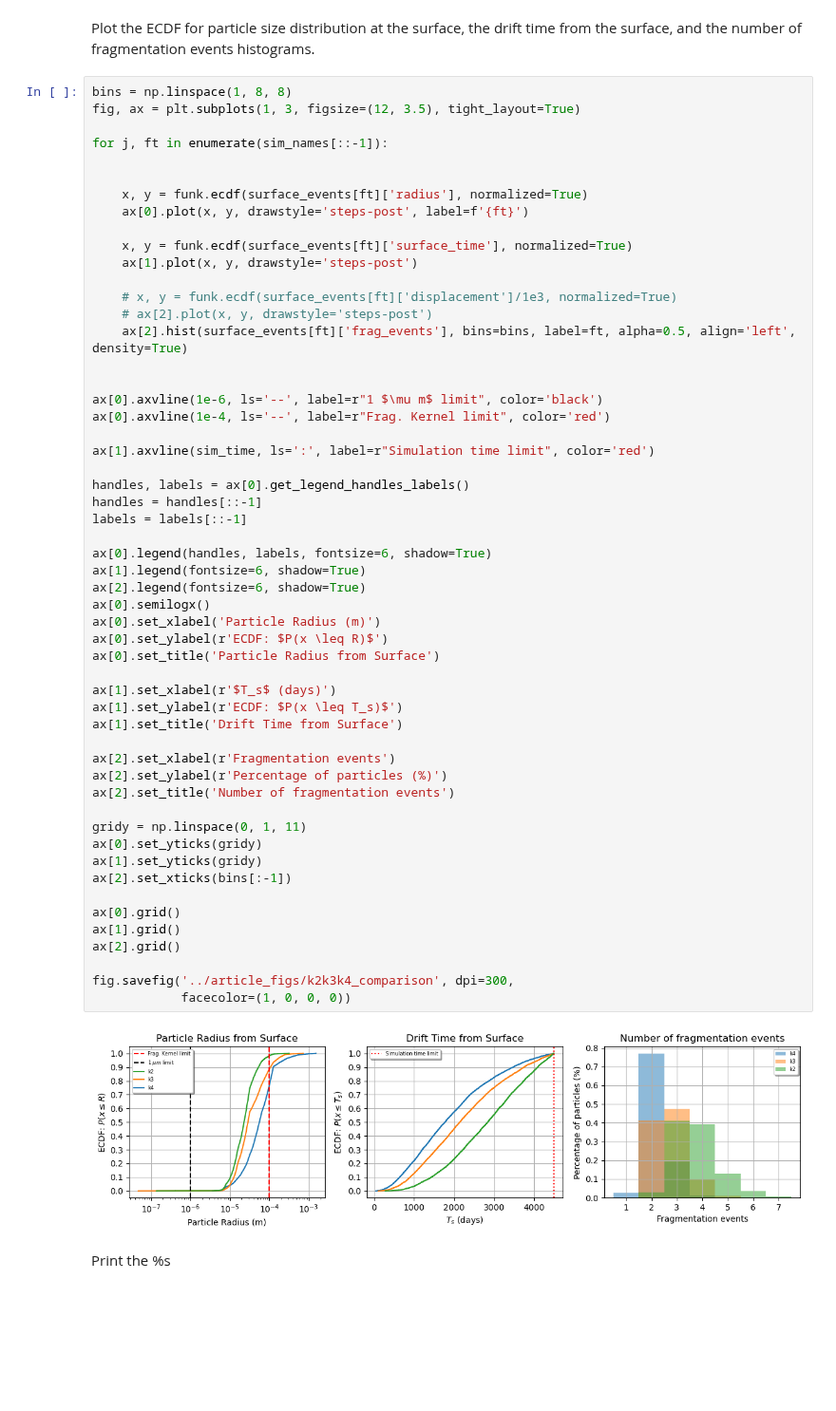
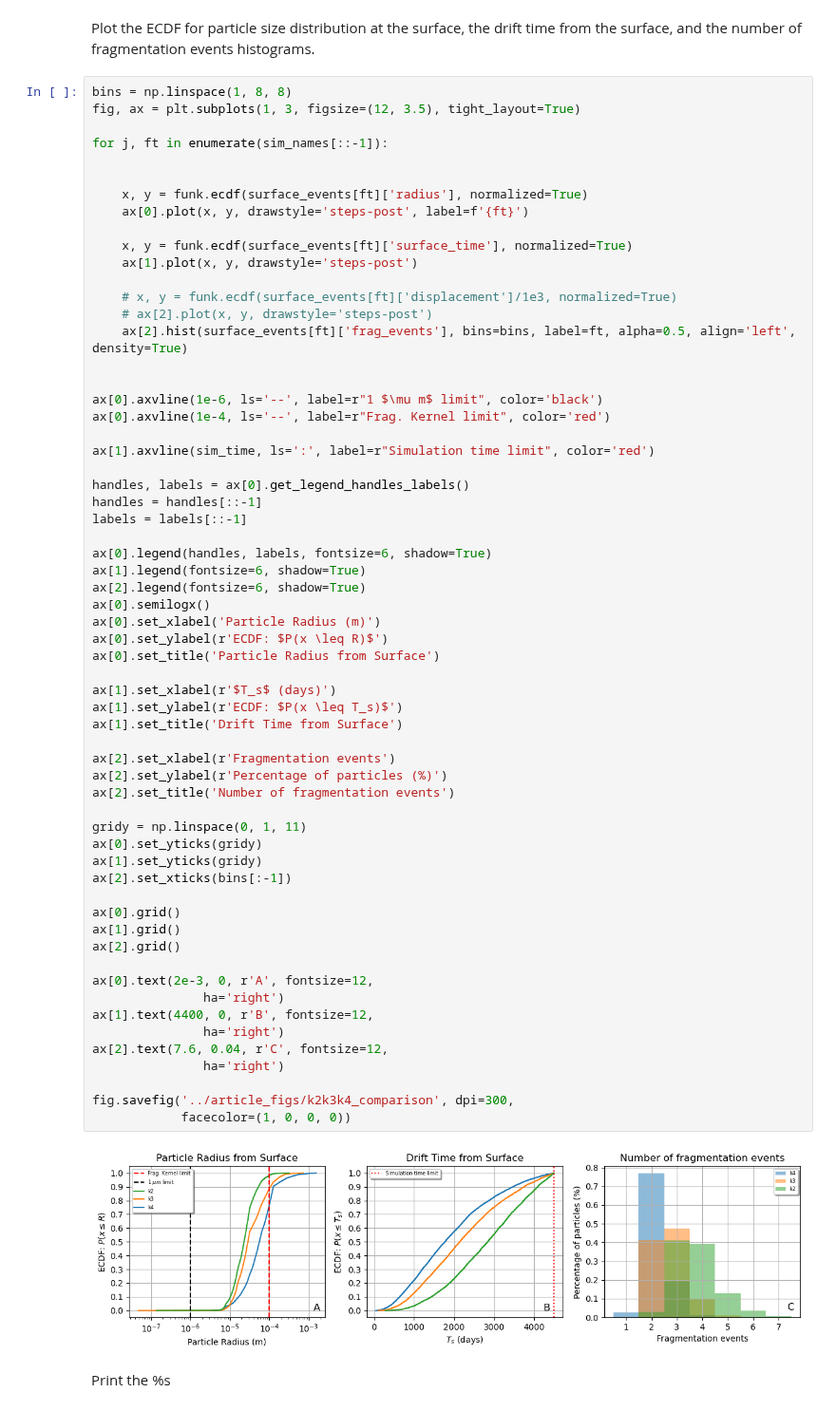
Before and after one commit to OceanParcels/Backtracking_Abyssal_Nanoplastics, a Jupyter notebook: python/supplementary_material_plots.ipynb, the cells around one changed output. Shown at 95% size. Cells and saved outputs as stored; diff of their text form; blank space fills up the shorter version.

```diff
--- a/python/supplementary_material_plots.ipynb
+++ b/python/supplementary_material_plots.ipynb
@@ -176,34 +176,41 @@ handles = handles[::-1]
 labels = labels[::-1]
 
 ax[0].legend(handles, labels, fontsize=6, shadow=True)
 ax[1].legend(fontsize=6, shadow=True)
 ax[2].legend(fontsize=6, shadow=True)
 ax[0].semilogx()
 ax[0].set_xlabel('Particle Radius (m)')
 ax[0].set_ylabel(r'ECDF: $P(x \leq R)$')
 ax[0].set_title('Particle Radius from Surface')
 
 ax[1].set_xlabel(r'$T_s$ (days)')
 ax[1].set_ylabel(r'ECDF: $P(x \leq T_s)$')
 ax[1].set_title('Drift Time from Surface')
 
 ax[2].set_xlabel(r'Fragmentation events')
 ax[2].set_ylabel(r'Percentage of particles (%)')
 ax[2].set_title('Number of fragmentation events')
 
 gridy = np.linspace(0, 1, 11)
 ax[0].set_yticks(gridy)
 ax[1].set_yticks(gridy)
 ax[2].set_xticks(bins[:-1])
 
 ax[0].grid()
 ax[1].grid()
 ax[2].grid()
 
+ax[0].text(2e-3, 0, r'A', fontsize=12,
+               ha='right')
+ax[1].text(4400, 0, r'B', fontsize=12,
+               ha='right')
+ax[2].text(7.6, 0.04, r'C', fontsize=12,
+               ha='right')
+
 fig.savefig('../article_figs/k2k3k4_comparison', dpi=300,
             facecolor=(1, 0, 0, 0))
 # %% [output]
-[figure, old version]
+[figure, new version]
 # %% [markdown]
 Print the %s
 # %%
```
Also changed, not shown: 5 other files.
